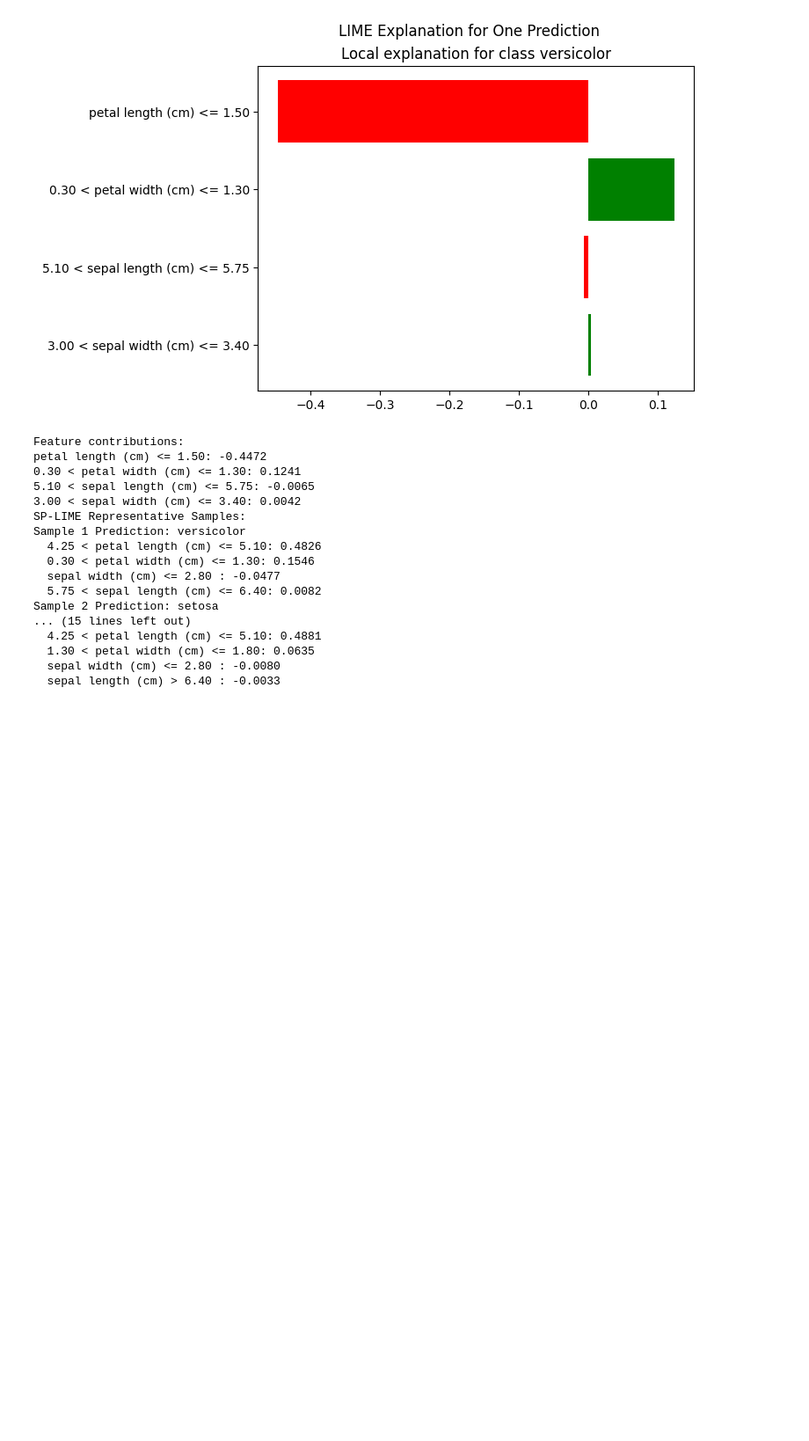
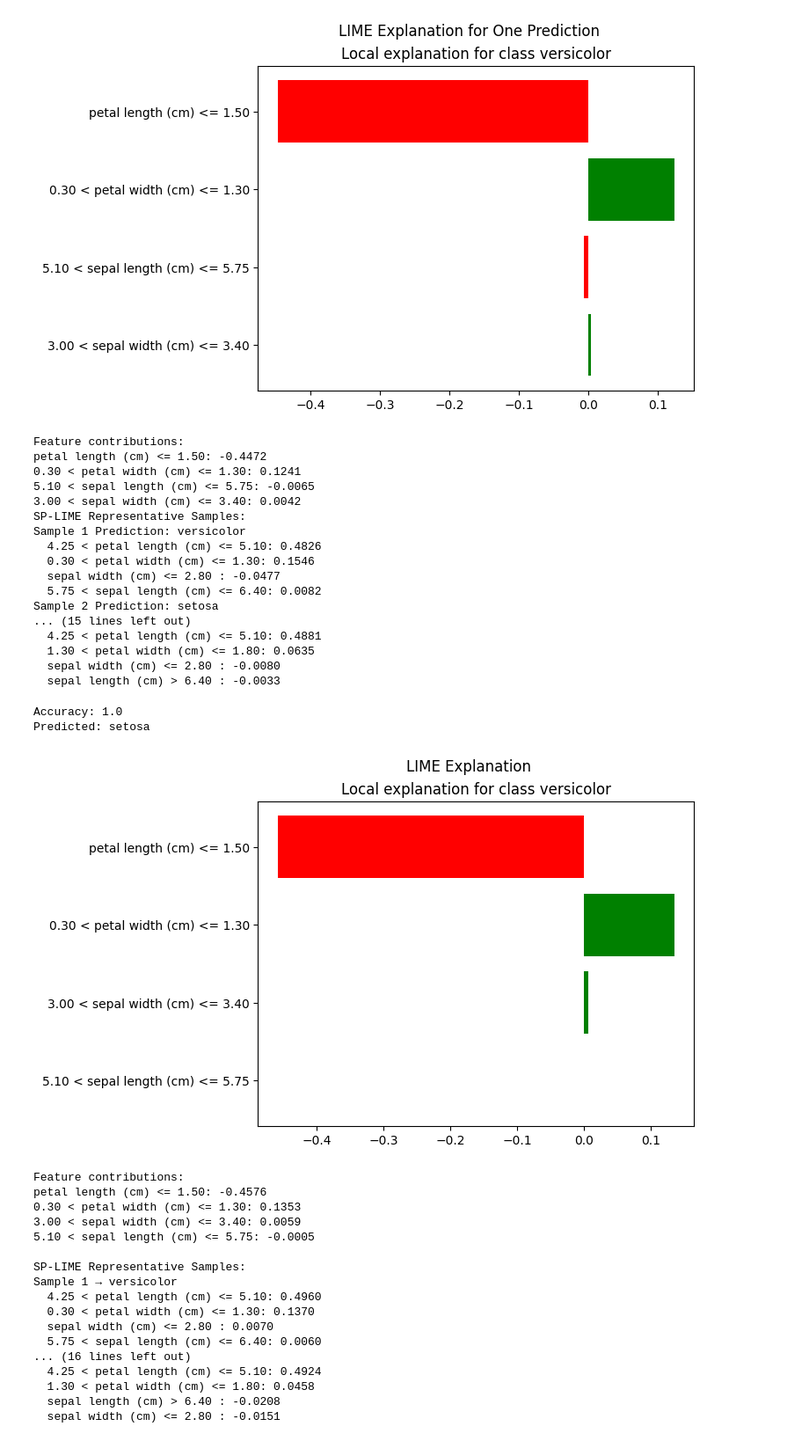
Before and after one commit to MEHED1-HASAN/AI_Algorithm_using_phthon, a Jupyter notebook: XAI.ipynb, the cells around one changed output. Shown: that part at 88% size. Drawn from its saved outputs; the diff is of its cells as text; code cells hidden in the pictures; blank space fills up the shorter version.

```diff
--- a/XAI.ipynb
+++ b/XAI.ipynb
@@ -69,3 +69,61 @@ Sample 2 Prediction: setosa
   1.30 < petal width (cm) <= 1.80: 0.0635
   sepal width (cm) <= 2.80 : -0.0080
   sepal length (cm) > 6.40 : -0.0033
+# %%
+import numpy as np, pandas as pd, matplotlib.pyplot as plt
+from sklearn.datasets import load_iris
+from sklearn.model_selection import train_test_split
+from sklearn.tree import DecisionTreeClassifier
+from sklearn.metrics import accuracy_score
+from lime.lime_tabular import LimeTabularExplainer
+
+# Load data
+iris = load_iris()
+X, y = iris.data, iris.target
+
+# Train model
+Xtr, Xte, ytr, yte = train_test_split(X, y, test_size=0.2, random_state=42)
+model = DecisionTreeClassifier(random_state=42).fit(Xtr, ytr)
+print("Accuracy:", accuracy_score(yte, model.predict(Xte)))
+
+# LIME explainer
+explainer = LimeTabularExplainer(Xtr, feature_names=iris.feature_names,
+                                 class_names=iris.target_names, mode='classification')
+
+# Single sample explanation
+i = 5
+exp = explainer.explain_instance(Xte[i], model.predict_proba, num_features=4)
+print("Predicted:", iris.target_names[model.predict([Xte[i]])[0]])
+exp.as_pyplot_figure().suptitle("LIME Explanation"); plt.show()
+
+# Feature importance
+print("\nFeature contributions:")
+for f, w in exp.as_list(): print(f"{f:25s}: {w:.4f}")
+
+# Few representative samples
+print("\nSP-LIME Representative Samples:")
+for j in range(5):
+    e = explainer.explain_instance(Xte[j], model.predict_proba, num_features=4)
+    print(f"Sample {j+1} → {iris.target_names[model.predict([Xte[j]])[0]]}")
+    for f, w in e.as_list(): print(f"  {f:25s}: {w:.4f}")
+# %% [output]
+Accuracy: 1.0
+Predicted: setosa
+[figure, added]
+Feature contributions:
+petal length (cm) <= 1.50: -0.4576
+0.30 < petal width (cm) <= 1.30: 0.1353
+3.00 < sepal width (cm) <= 3.40: 0.0059
+5.10 < sepal length (cm) <= 5.75: -0.0005
+
+SP-LIME Representative Samples:
+Sample 1 → versicolor
+  4.25 < petal length (cm) <= 5.10: 0.4960
+  0.30 < petal width (cm) <= 1.30: 0.1370
+  sepal width (cm) <= 2.80 : 0.0070
+  5.75 < sepal length (cm) <= 6.40: 0.0060
+... (16 lines left out)
+  4.25 < petal length (cm) <= 5.10: 0.4924
+  1.30 < petal width (cm) <= 1.80: 0.0458
+  sepal length (cm) > 6.40 : -0.0208
+  sepal width (cm) <= 2.80 : -0.0151
```
Also changed, not shown: 5 other files.
